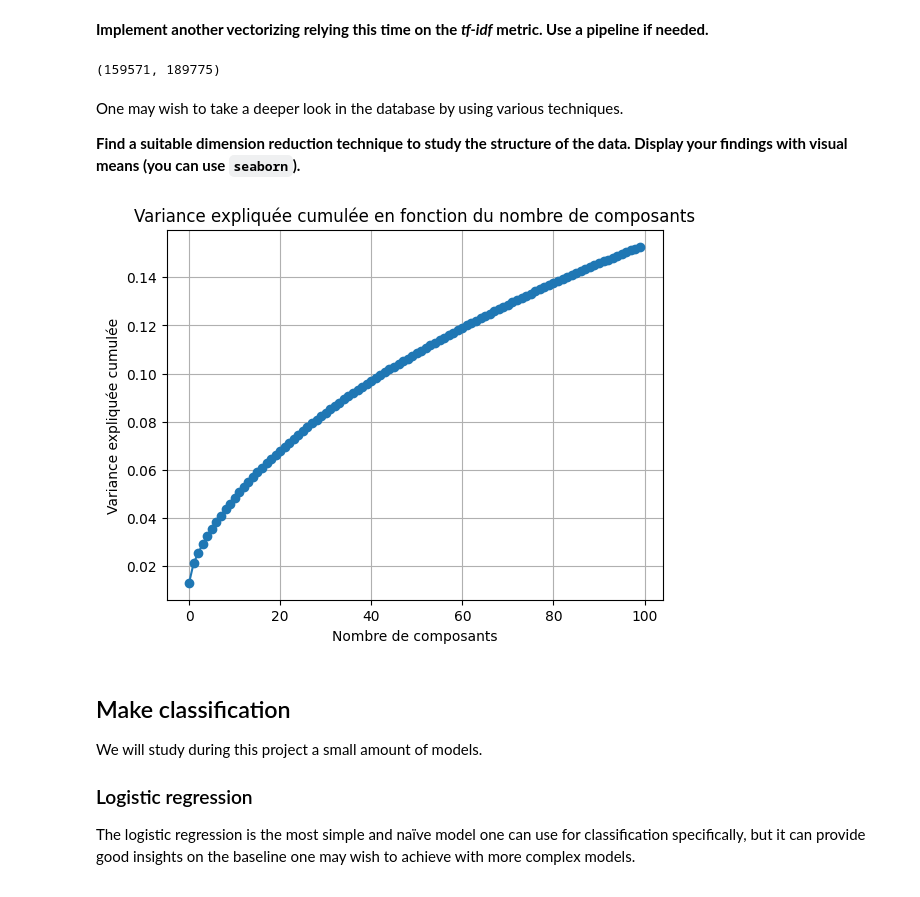
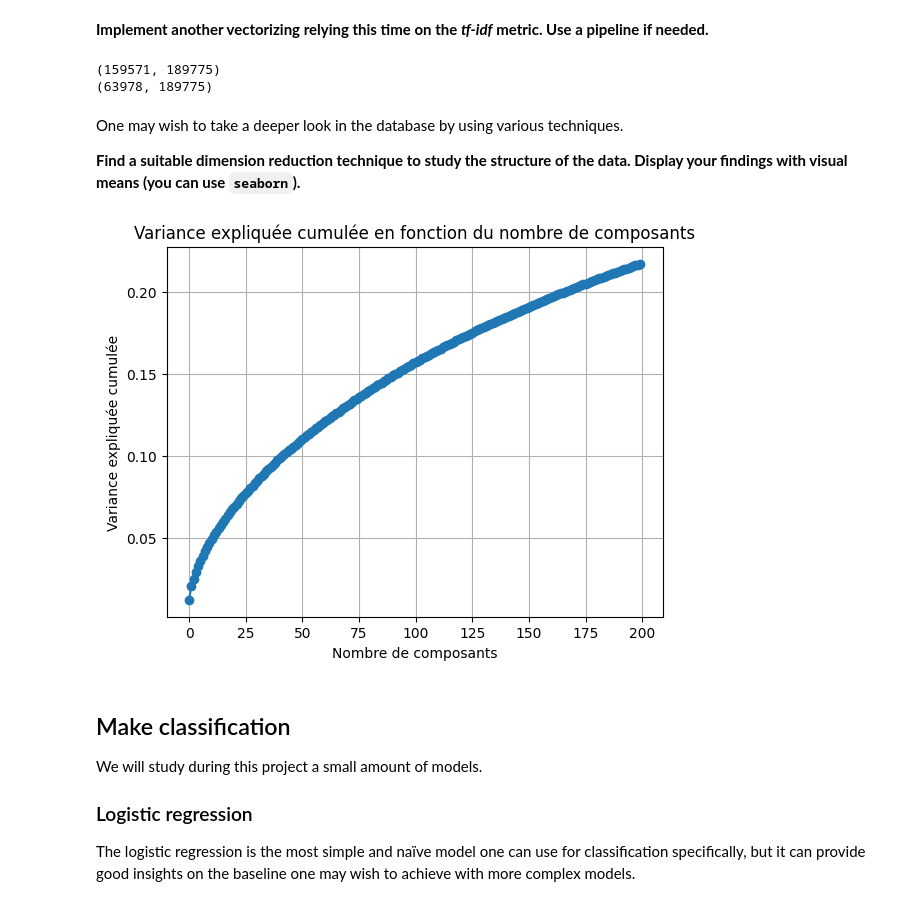
Before and after one commit to godinlu/toxic_comment_classification, a Jupyter notebook: Project_3.ipynb, the cells around one changed output. Saved outputs shown, nothing was run; the diff lists cells and outputs as text; code cells hidden in the pictures.

Commit message:
Correction if idf + test foret

```diff
--- a/Project_3.ipynb
+++ b/Project_3.ipynb
@@ -79,38 +79,40 @@ vectorizer = TfidfVectorizer()
 
 # Transformation des donnée de tout les comment_text en vecteurs
 X = vectorizer.fit_transform(X_train)
-X_test_v = vectorizer.fit_transform(X_test)
+X_test_v = vectorizer.transform(X_test)
 
 # affichage de la dimension de la matrice résultante avec
 # (n, p) n correspond au nombre de commentaire et p correspond au nombre de mot différents du fichier
 print(X.shape)
+print(X_test_v.shape)
 # %% [output]
 (159571, 189775)
+(63978, 189775)
 # %% [markdown]
 One may wish to take a deeper look in the database by using various techniques.
 
 **Find a suitable dimension reduction technique to study the structure of the data. Display your findings with visual means (you can use `seaborn`).**
 # %%
 # Réduction de dimensionnalité avec TruncatedSVD
-svd = TruncatedSVD(n_components=100)
+svd = TruncatedSVD(n_components=200)
 X_svd = svd.fit_transform(X)
-X_test_svd = svd.fit_transform(X_test_v)
+X_test_svd = svd.transform(X_test_v)
 
 # Calcul de la variance expliquée cumulée
 explained_variance_ratio_cumulative = np.cumsum(svd.explained_variance_ratio_)
 
 # Tracé du graphique
 plt.plot(explained_variance_ratio_cumulative, marker='o')
 plt.title('Variance expliquée cumulée en fonction du nombre de composants')
 plt.xlabel('Nombre de composants')
 plt.ylabel('Variance expliquée cumulée')
 plt.grid(True)
 plt.show()
 
-# on observe une très faible variance cumulé malgré 100 composants, cela s'explique
+# on observe une très faible variance cumulé malgré 200 composants, cela s'explique
 # par l'importante taille des données d'origine (189775)
 # %% [output]
-[figure, old version]
+[figure, new version]
 # %% [markdown]
 ## Make classification
 
```
Also changed, not shown: parts of 9 cells of this notebook.
